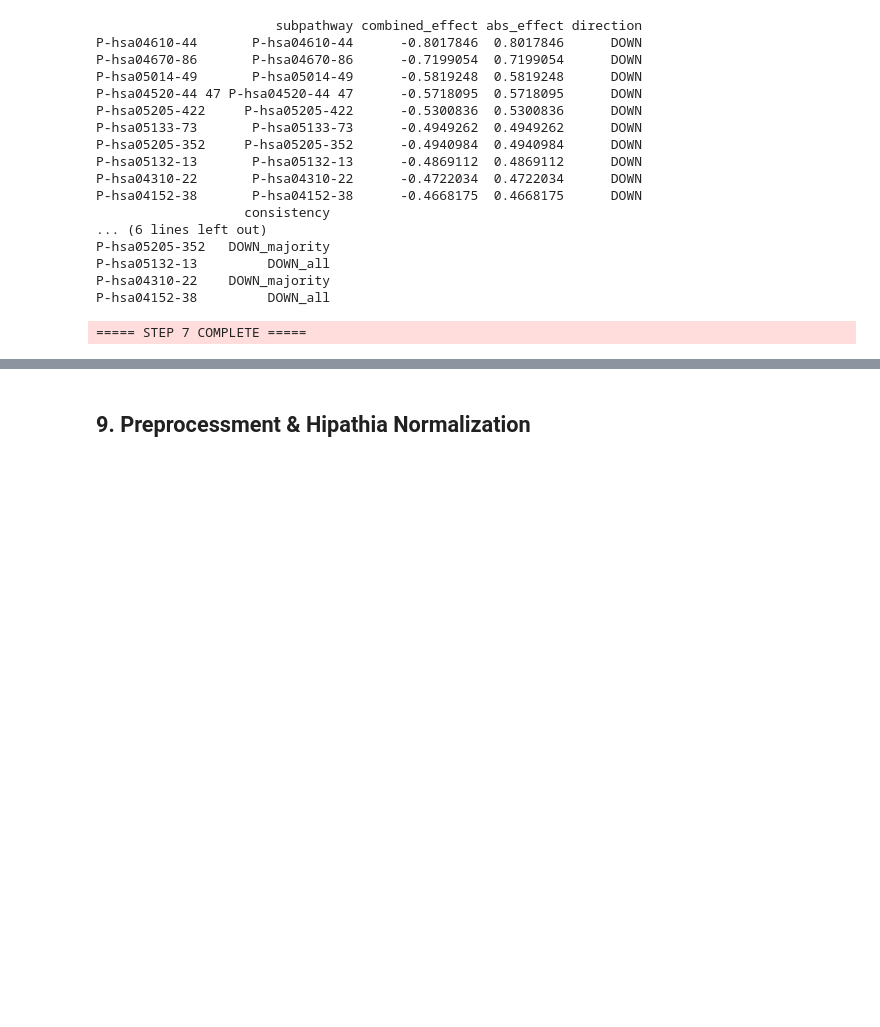
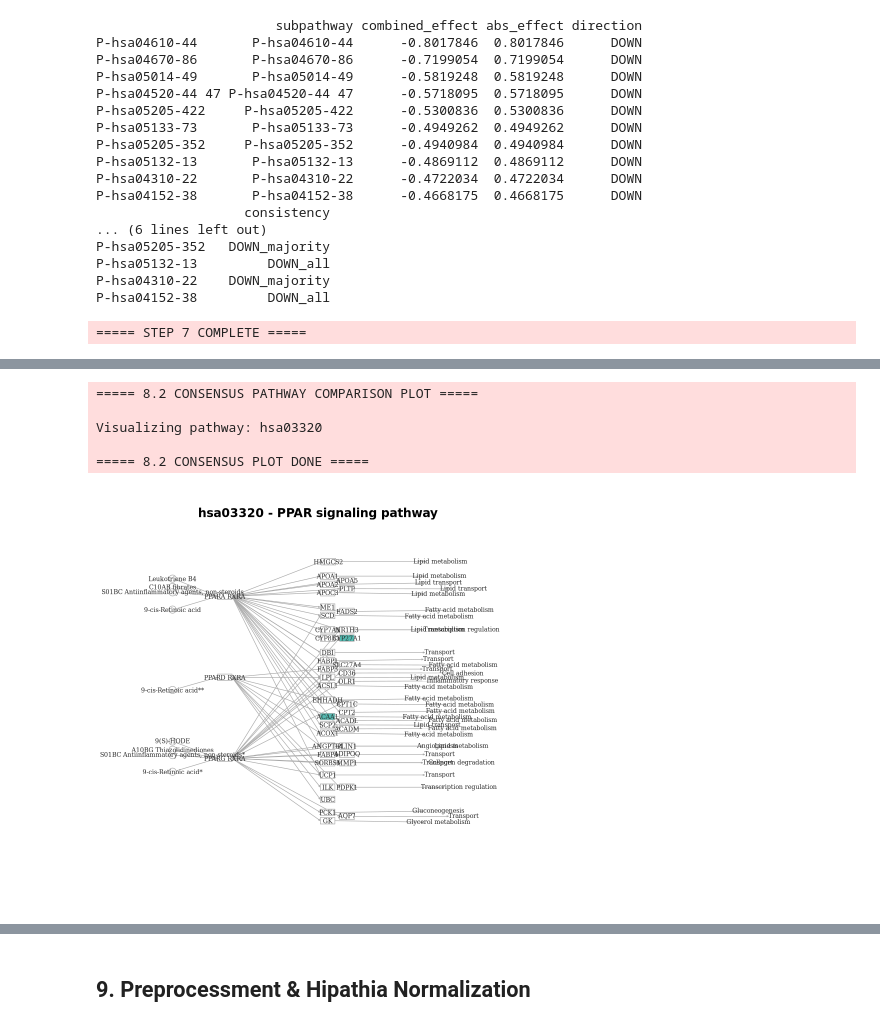
Before and after one commit to BennetDub/mein-r-projekt, a Jupyter notebook: Hipathia withou PB.ipynb, the cells around one changed output, grey strips where cells are left out. Drawn from its saved outputs; the diff is of its cells as text; code cells hidden in the pictures; blank space fills up the shorter version.

```diff
--- a/Hipathia withou PB.ipynb
+++ b/Hipathia withou PB.ipynb
@@ -770,0 +953,57 @@ message("===== STEP 7 COMPLETE =====")
+# %%
+# ============================================================
+# 8.2 Consensus comparison plot (combined effect)
+# ============================================================
+
+message("\n===== 8.2 CONSENSUS PATHWAY COMPARISON PLOT =====")
+
+stopifnot(exists("combined_effect"))
+stopifnot(exists("pm"))
+stopifnot(exists("results"))
+stopifnot(exists("pathways"))
+
+# Build a Hipathia-compatible comp object from the combined effect
+eff_comb <- combined_effect
+names(eff_comb) <- rownames(delta_mat)
+
+comp_consensus <- data.frame(
+  p.value = rep(1, length(eff_comb)),
+  FDRp.value = rep(1, length(eff_comb)),
+  stringsAsFactors = FALSE,
+  row.names = names(eff_comb)
+)
+comp_consensus$`UP/DOWN` <- ifelse(eff_comb >= 0, "UP", "DOWN")
+
+# Sample group labels must match pm columns (patient_group samples)
+sample_group <- sub("^.*_", "", colnames(pm))
+names(sample_group) <- colnames(pm)
+
+# Choose pathway
+pathway_id <- "hsa03320"  # change if needed
+message("Visualizing pathway: ", pathway_id)
+
+node_colors <- node_color_per_de(
+  results,
+  pathways,
+  sample_group,
+  group2_name,   # Tumor
+  group1_name,   # Normal
+  colors = "hipathia"
+)
+
+pathway_comparison_plot(
+  comp_consensus,
+  metaginfo = pathways,
+  pathway = pathway_id,
+  node_colors = node_colors,
+  colors = "hipathia"
+)
+
+message("===== 8.2 CONSENSUS PLOT DONE =====\n")
+# %% [output]
+===== 8.2 CONSENSUS PATHWAY COMPARISON PLOT =====
+
+Visualizing pathway: hsa03320
+
+===== 8.2 CONSENSUS PLOT DONE =====
+[figure, added]
```
Also changed, not shown: parts of 11 cells of this notebook.
